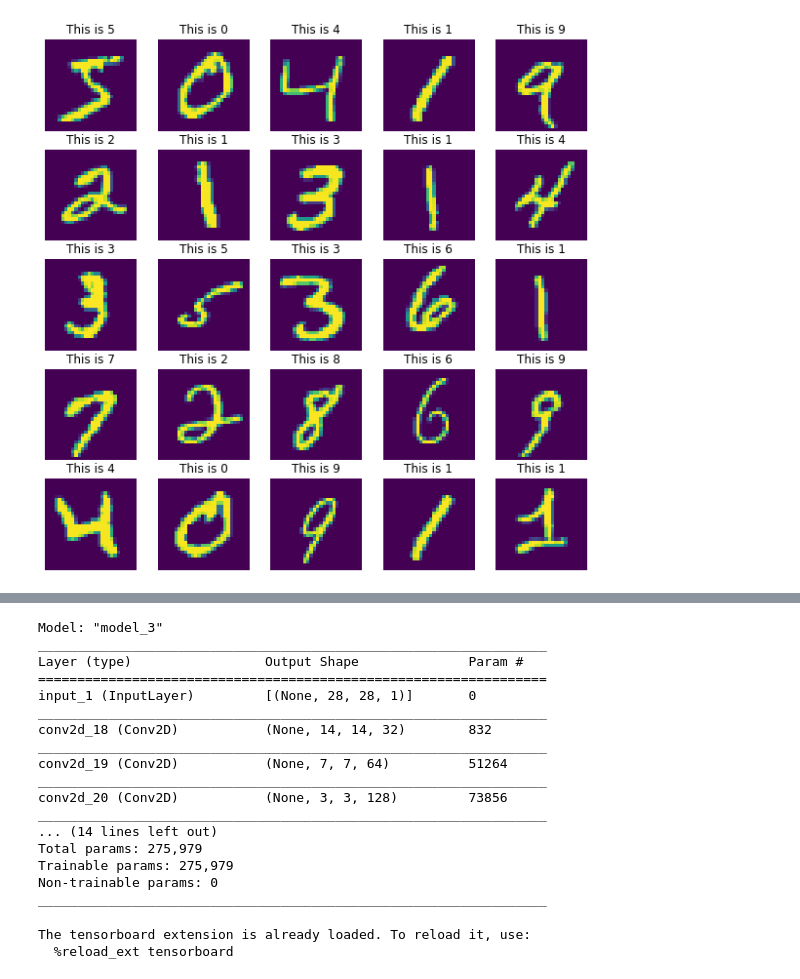
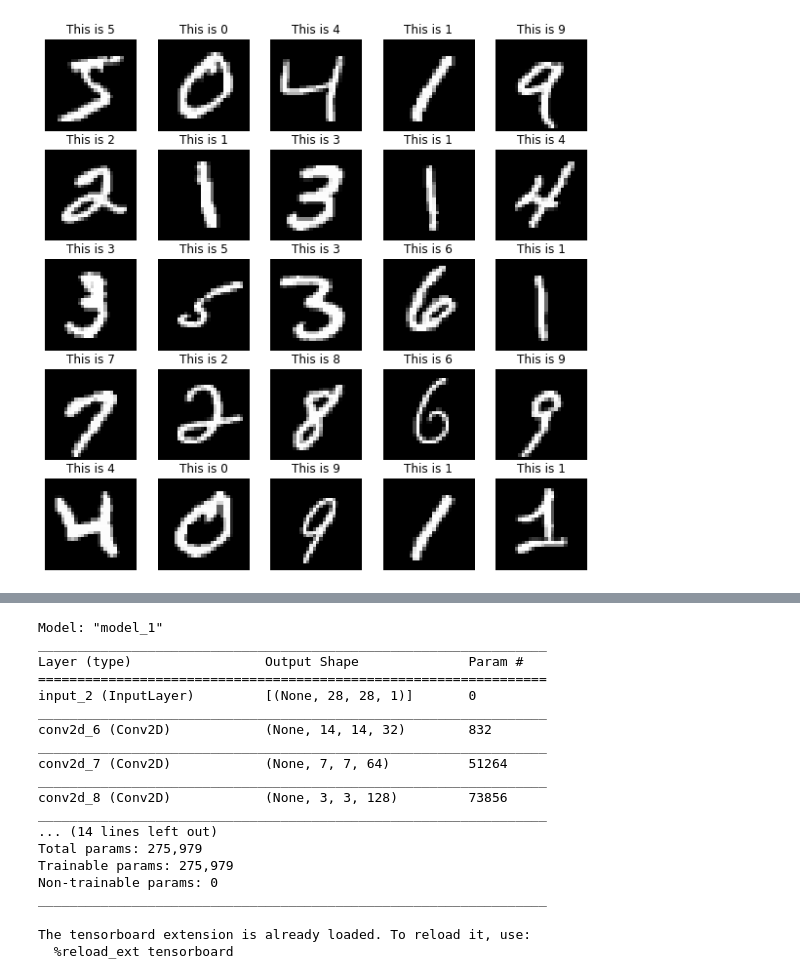
Before and after one commit to dvircohen0/ML-101, a Jupyter notebook: autoencoder.ipynb, the cells around one changed output, grey strips where cells are left out. Drawn from its saved outputs; the diff is of its cells as text; code cells hidden in the pictures.

```diff
--- a/autoencoder.ipynb
+++ b/autoencoder.ipynb
@@ -8,28 +8,30 @@ from keras.datasets import mnist
 import numpy as np
 import matplotlib.pyplot as plt
 # %%
-(x_train, _), (x_test, _) = mnist.load_data()
+(x_train, y_train), (x_test, y_test) = mnist.load_data()
 
 x_train = x_train.astype('float32') / 255.
 x_test = x_test.astype('float32') / 255.
-x_train = np.reshape(x_train, (len(x_train), 28, 28, 1))
-x_test = np.reshape(x_test, (len(x_test), 28, 28, 1))
+
+x = np.concatenate((x_train, x_test))
+y = np.concatenate((y_train, y_test))
 
 fig, axs = plt.subplots(5,5,figsize=(10,10))
 for i in range(5):
     for j in range(5):
         ax = axs[i,j]
-        ax.imshow(xt[5*i+j])
+        ax.imshow(x[5*i+j],cmap='gray')
         ax.axis('off')
-        ax.set_title('This is '+str(yt[5*i+j]))
+        ax.set_title('This is '+str(y[5*i+j]))
 # %% [output]
-[figure, old version]
+[figure, new version]
 # %% [markdown]
 Convolntal Autoencoder
 ![picture](https://www.researchgate.net/profile/Xifeng-Guo/publication/320658590/figure/fig1/AS:614154637418504@1523437284408/The-structure-of-proposed-Convolutional-AutoEncoders-CAE-for-MNIST-In-the-middle-there.png)
 # %%
-input_shape=(28, 28, 1)
-model = keras.Sequential()
+#model = keras.Sequential()
+
+input_img = keras.Input(shape=(28, 28, 1))
 x = Conv2D(32, (5, 5),strides=2 ,activation='relu', padding='same')(input_img)
 x = Conv2D(64, (5, 5),strides=2 ,activation='relu', padding='same')(x)
 x = Conv2D(128, (3, 3),strides=2 ,activation='relu')(x)
@@ -43,20 +45,20 @@ x = Conv2DTranspose(64,(3,3),strides=2, activation='relu',padding='valid')(x)
 x = Conv2DTranspose(32,(5,5),strides=2, activation='relu',padding='same')(x)
 decoded= Conv2DTranspose(1,(5,5),strides=2,padding='same')(x)
 
-ae = keras.Model(input_img, decoded)
-ae.summary()
+autoencoder = keras.Model(input_img, decoded)
+autoencoder .summary()
 # %% [output]
-Model: "model_3"
+Model: "model_1"
 _________________________________________________________________
 Layer (type)                 Output Shape              Param #
 =================================================================
-input_1 (InputLayer)         [(None, 28, 28, 1)]       0
+input_2 (InputLayer)         [(None, 28, 28, 1)]       0
 _________________________________________________________________
-conv2d_18 (Conv2D)           (None, 14, 14, 32)        832
+conv2d_6 (Conv2D)            (None, 14, 14, 32)        832
 _________________________________________________________________
-conv2d_19 (Conv2D)           (None, 7, 7, 64)          51264
+conv2d_7 (Conv2D)            (None, 7, 7, 64)          51264
 _________________________________________________________________
-conv2d_20 (Conv2D)           (None, 3, 3, 128)         73856
+conv2d_8 (Conv2D)            (None, 3, 3, 128)         73856
 _________________________________________________________________
 ... (14 lines left out)
 Total params: 275,979
```
Also changed, not shown: parts of 3 cells of this notebook.
